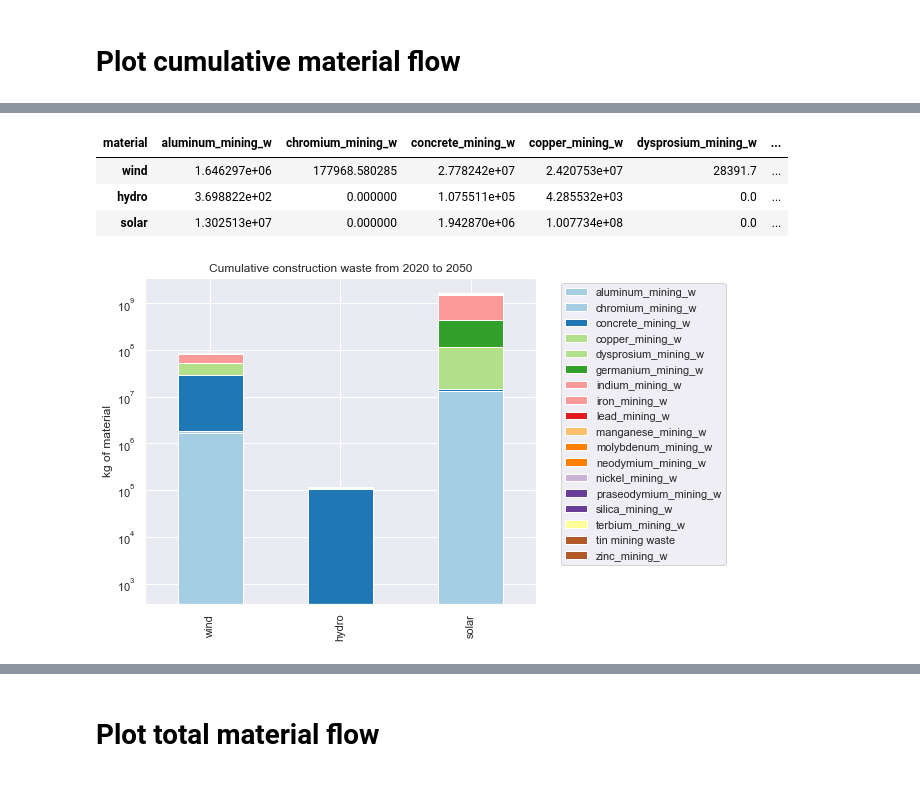
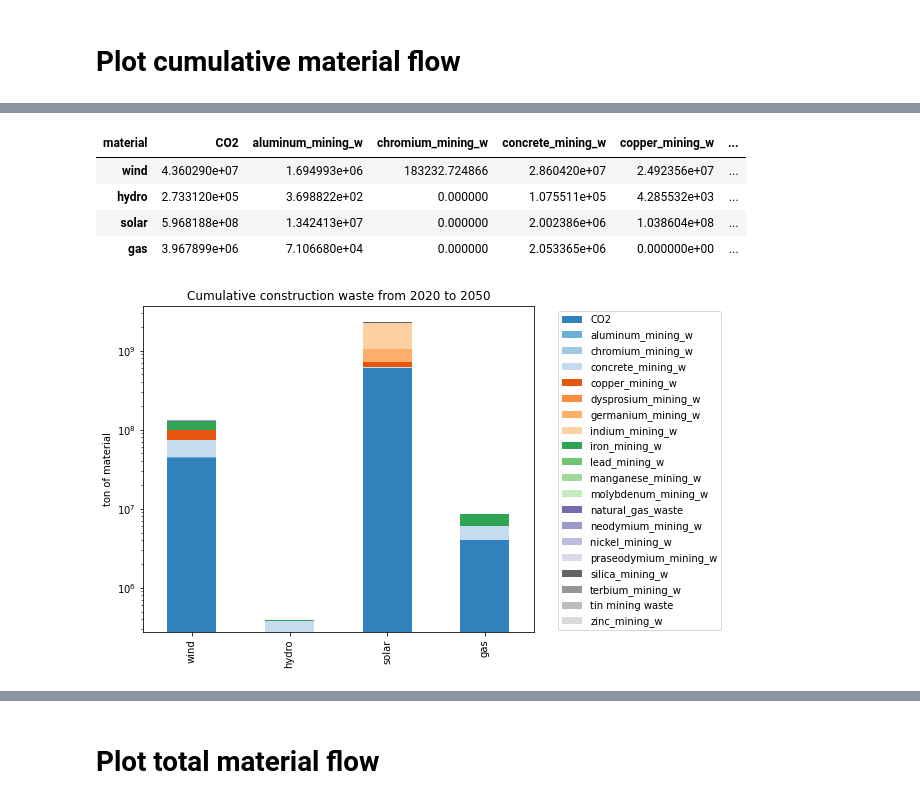
Before and after one commit to di212/mining_waste, a Jupyter notebook: get_material_flows (1).ipynb, the cells around one changed output, grey strips where cells are left out. Cells and saved outputs as stored; diff of their text form; code cells hidden in the pictures.

```diff
--- a/get_material_flows (1).ipynb
+++ b/get_material_flows (1).ipynb
@@ -622,4 +751,4 @@ tot_constructions
 # %%
-two_year= elec_gen.iloc[[0, 29],:]
+two_year= elec_gen.iloc[[0, 30],:]
 two_year
 # %% [output]
@@ -647,40 +776,41 @@ titanium_mining_w        0.000000e+00
 zinc_mining_w            0.000000e+00
 Name: hydro, dtype: float64
 # %%
-front_w2021=[]
+front_w2020=[]
 front_w2025=[]
 front_n2025=[]
 back_w2025=[]
-front_n2021=[]
-back_w2021=[]
+
+front_n2020=[]
+back_w2020=[]
 for i in needed_i:
 
-    fw2021 =df_front_waste[str(i)]*two_year[str(i)][0]
-    bw2021 = df_back_waste[str(i)]*two_year[str(i)][0]
-    fn2021 = df_front_need[str(i)]*two_year[str(i)][0]
+    fw2020 =df_front_waste[str(i)]*two_year[str(i)][0]
+    bw2020 = df_back_waste[str(i)]*two_year[str(i)][0]
+    fn2020 = df_front_need[str(i)]*two_year[str(i)][0]
     fw2025 =df_front_waste[str(i)]*two_year[str(i)][1]
     bw2025 = df_back_waste[str(i)]*two_year[str(i)][1]
     fn2025 = df_front_need[str(i)]*two_year[str(i)][1]
 
-    front_w2021.append(fw2021)
-    front_n2021.append(fn2021)
-    back_w2021.append(bw2021)
+    front_w2020.append(fw2020)
+    front_n2020.append(fn2020)
+    back_w2020.append(bw2020)
     front_w2025.append(fw2025)
     front_n2025.append(fn2025)
     back_w2025.append(bw2025)
 
-front_w2021= pd.concat(front_w2021, axis=1)
-front_n2021= pd.concat(front_n2021, axis=1)
-back_w2021= pd.concat(back_w2021, axis=1)
+front_w2020= pd.concat(front_w2020, axis=1)
+front_n2020= pd.concat(front_n2020, axis=1)
+back_w2020= pd.concat(back_w2020, axis=1)
 front_w2025= pd.concat(front_w2025, axis=1)
 front_n2025= pd.concat(front_n2025, axis=1)
 back_w2025= pd.concat(back_w2025, axis=1)
 # %%
-diff_front_w2025 = front_w2025 - front_w2021
-diff_front_n2025 = front_n2025 - front_n2021
-diff_back_w2025 =back_w2025 - back_w2021
-constr_need = diff_front_n2025[["wind", "hydro", "solar"]]
-constr_waste = diff_front_w2025[["wind", "hydro", "solar"]]
+diff_front_w2025 = front_w2025 - front_w2020
+diff_front_n2025 = front_n2025 - front_n2020
+diff_back_w2025 =back_w2025 - back_w2020
+constr_need = diff_front_n2025[["wind", "hydro", "solar","gas"]]
+constr_waste = diff_front_w2025[["wind", "hydro", "solar", "gas"]]
 decom = abs(diff_back_w2025[["coal", "nuclear"]])
 # %%
 constr_need.reset_index()
@@ -719,21 +851,23 @@ for i in list(constr_waste):
         newdf1 = newdf1.drop(i, axis=1)
 newdf1
 # %% [output]
-| material | aluminum_mining_w | chromium_mining_w | concrete_mining_w | copper_mining_w | dysprosium_mining_w | ... |
-| wind | 1.646297e+06 | 177968.580285 | 2.778242e+07 | 2.420753e+07 | 28391.7 | ... |
-| hydro | 3.698822e+02 | 0.000000 | 1.075511e+05 | 4.285532e+03 | 0.0 | ... |
-| solar | 1.302513e+07 | 0.000000 | 1.942870e+06 | 1.007734e+08 | 0.0 | ... |
+| material | CO2 | aluminum_mining_w | chromium_mining_w | concrete_mining_w | copper_mining_w | ... |
+| wind | 4.360290e+07 | 1.694993e+06 | 183232.724866 | 2.860420e+07 | 2.492356e+07 | ... |
+| hydro | 2.733120e+05 | 3.698822e+02 | 0.000000 | 1.075511e+05 | 4.285532e+03 | ... |
+| solar | 5.968188e+08 | 1.342413e+07 | 0.000000 | 2.002386e+06 | 1.038604e+08 | ... |
+| gas | 3.967899e+06 | 7.106680e+04 | 0.000000 | 2.053365e+06 | 0.000000e+00 | ... |
 # %%
-newdf1.plot(kind="bar", stacked=True, colormap='Paired', figsize=(7,6))
+plt.style.use('tableau-colorblind10')
+newdf1.plot(kind="bar", stacked=True, colormap = "tab20c", figsize=(7,6))
 plt.title("Cumulative construction waste from 2020 to 2050")
 # plt.xlabel("electricity source")
-plt.ylabel("kg of material")
+plt.ylabel("ton of material")
 #plt.yscale('log')
 plt.yscale('log')
 plt.legend(bbox_to_anchor=(1.05, 1), loc='upper left')
 plt.savefig('./plots/waste_const_cumulative.jpg', bbox_inches='tight')
 # %% [output]
-[figure, old version]
+[figure, new version]
 # %%
 newdf2 = copy.deepcopy(decom)
 for i in list(decom):
```
Also changed, not shown: parts of 49 cells of this notebook, 8 other files.
